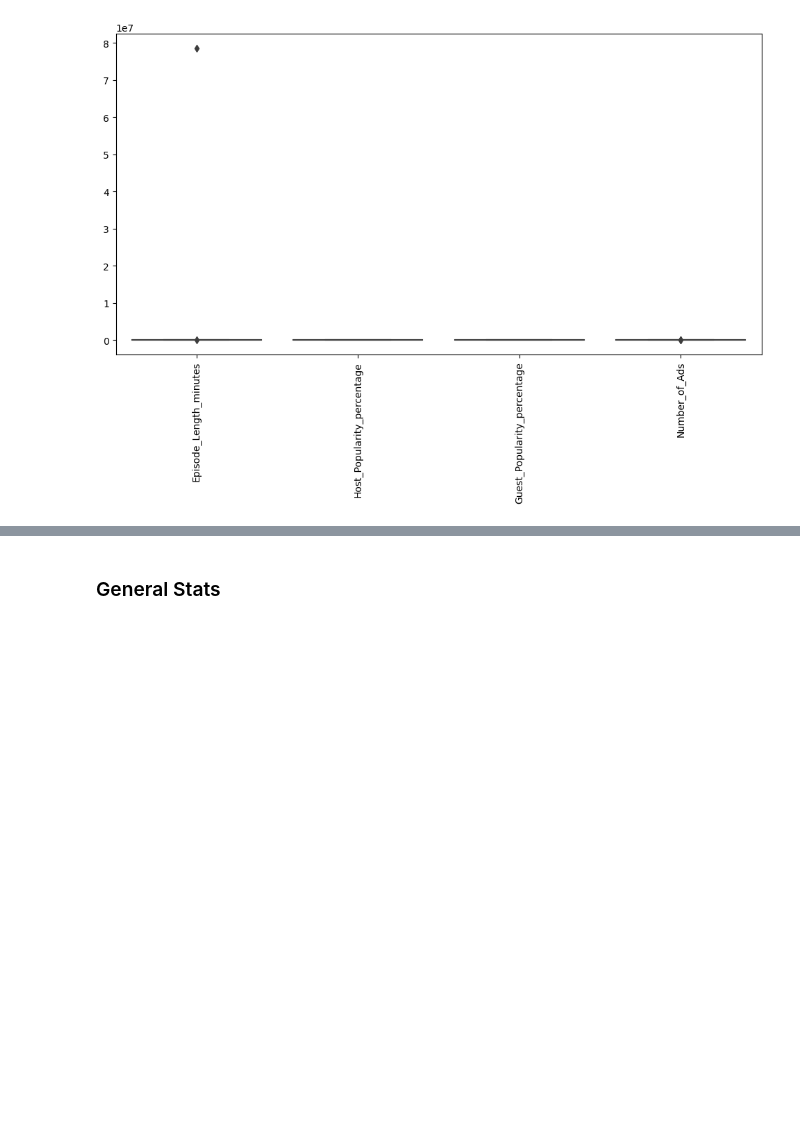
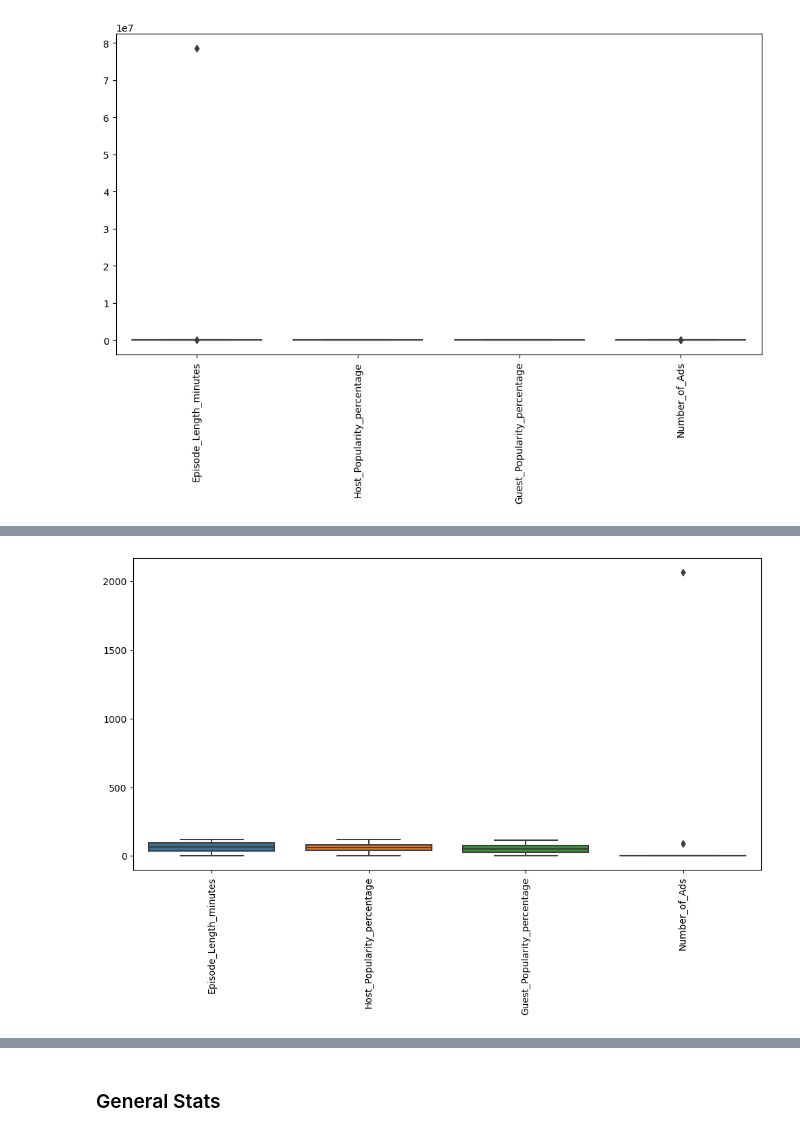
Before and after one commit to mailmezorro/kaggle_playground_series, a Jupyter notebook: Preprocessing/playground-series-s5e4-preprocessing.ipynb, the cells around one changed output, grey strips where cells are left out. Saved outputs shown, nothing was run; the diff lists cells and outputs as text; code cells hidden in the pictures; blank space fills up the shorter version.

```diff
--- a/Preprocessing/playground-series-s5e4-preprocessing.ipynb
+++ b/Preprocessing/playground-series-s5e4-preprocessing.ipynb
@@ -425,0 +533,7 @@ plt.show()
+# %%
+plt.figure(figsize=(12, 6))
+sns.boxplot(data=test[numeric_features])
+plt.xticks(rotation=90)
+plt.show()
+# %% [output]
+[figure, added]
```
Also changed, not shown: parts of 30 cells of this notebook, 3 other files.
